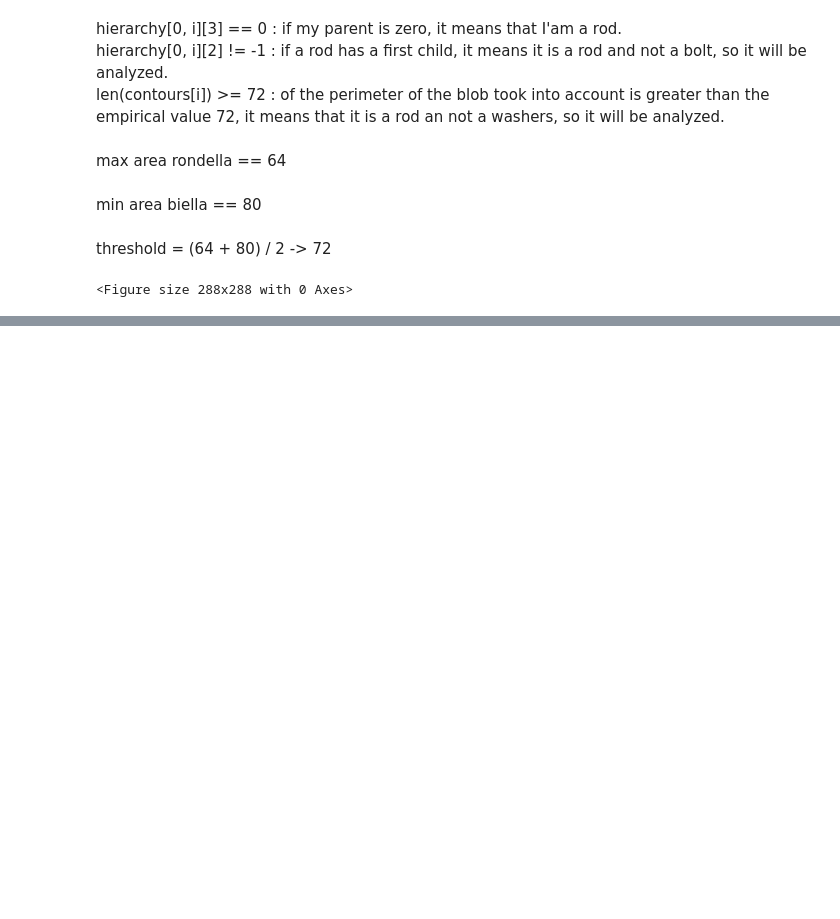
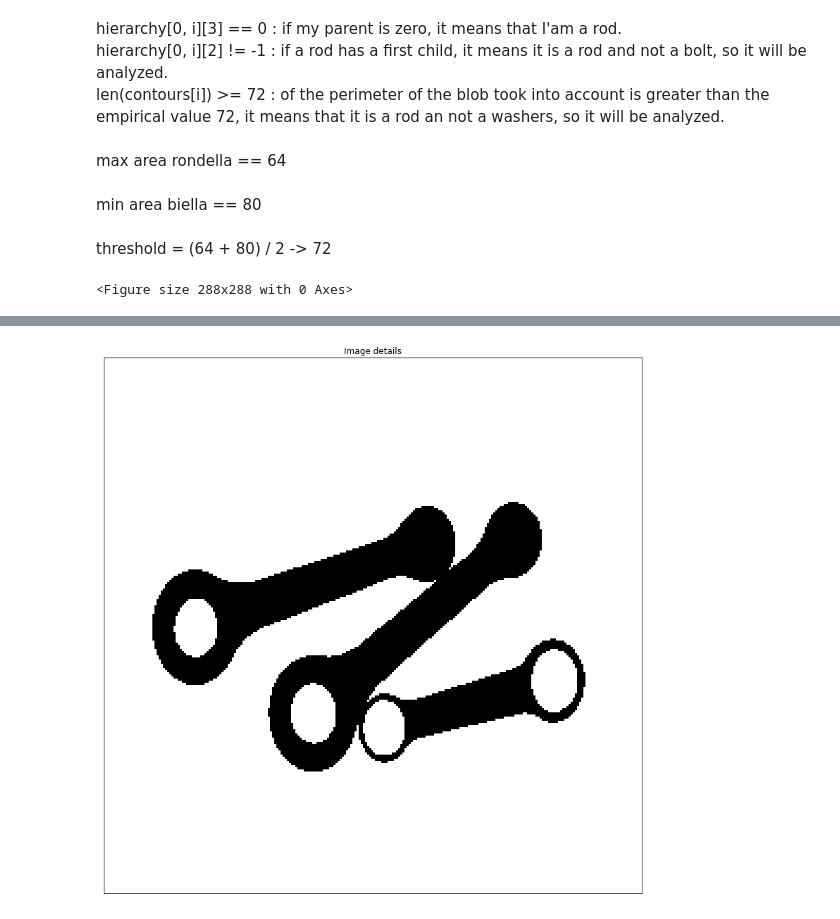
Before and after one commit to pptr3/connecting-rods, a Jupyter notebook: Connecting Rods.ipynb, the cells around one changed output, grey strips where cells are left out. Saved outputs shown, nothing was run; the diff lists cells and outputs as text; code cells hidden in the pictures; blank space fills up the shorter version.

```diff
--- a/Connecting Rods.ipynb
+++ b/Connecting Rods.ipynb
@@ -220 +232,8 @@ plt.show()
+# %%
+plt.figure(figsize=(14,14))
+plt.imshow(img, cmap = 'gray')
+plt.title('Image details'), plt.xticks([]), plt.yticks([])
+plt.show()
+# %% [output]
+[figure, added]
 # %%
```
Also changed, not shown: parts of 7 cells of this notebook.
